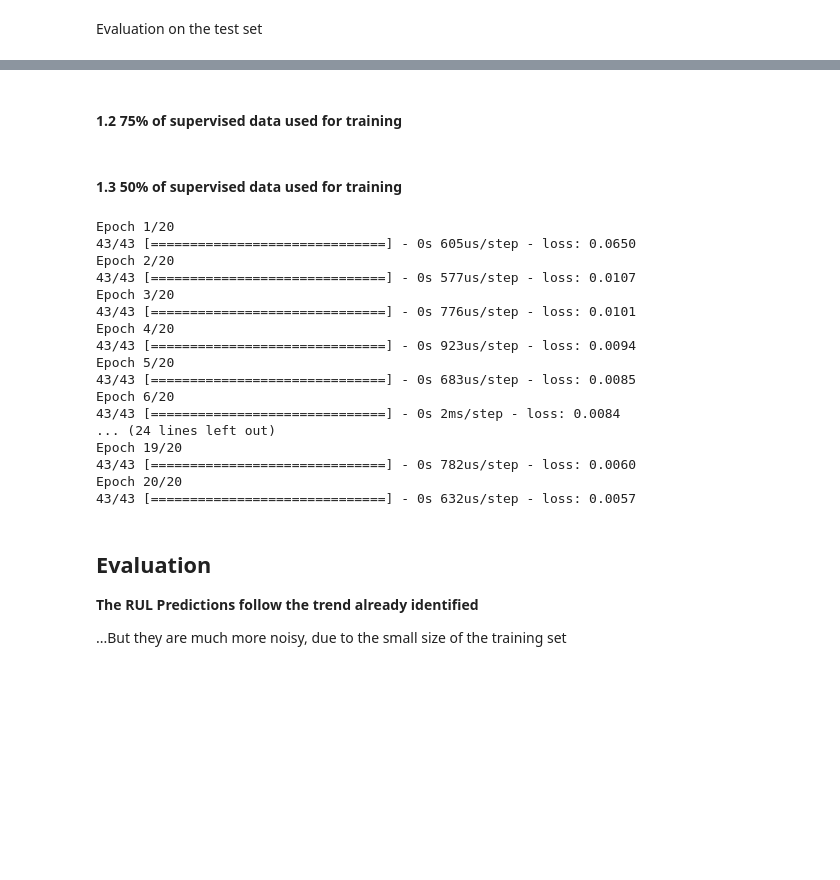
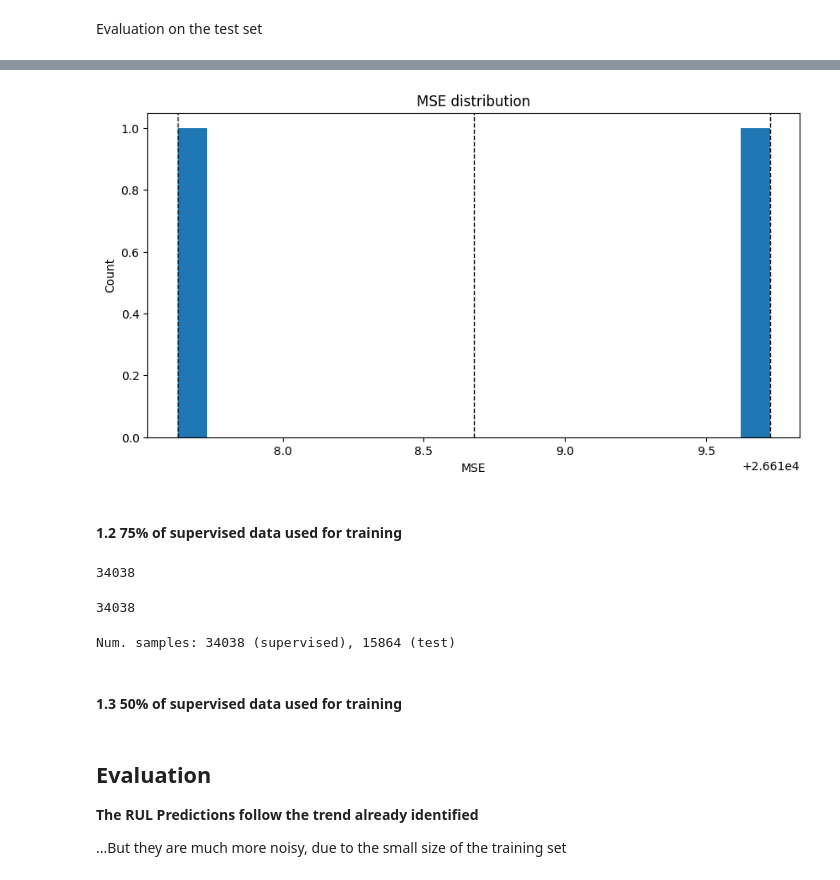
Before and after one commit to giorgiapavani/AI-in-Industry, a Jupyter notebook: notebooks/1. Domain Knowledge Injection via SBR.ipynb, the cells around one changed output, grey strips where cells are left out. Cells and saved outputs as stored; diff of their text form; code cells hidden in the pictures; blank space fills up the shorter version.

```diff
--- a/notebooks/1. Domain Knowledge Injection via SBR.ipynb
+++ b/notebooks/1. Domain Knowledge Injection via SBR.ipynb
@@ -319,0 +320,10 @@ R2 score: 0.5838103541826809
+# %%
+#Valuta il modello sui dati di test
+y_pred_seed1 = nn.predict(ts_s[dt_in])
+y_pred_seed2 = nn2.predict(ts_s[dt_in]) # Calcola le MSE di interesse
+mse_seed1 = mean_squared_error(ts["rul"], y_pred_seed1)
+mse_seed2 = mean_squared_error(ts["rul"], y_pred_seed2) # Calcola la media e la deviazione standard delle MSE
+mse_mean = np.mean([mse_seed1, mse_seed2])
+mse_std = np.std([mse_seed1, mse_seed2])
+print(f'Media della MSE: {mse_mean:.4f}')
+print(f'Deviazione standard della MSE: {mse_std:.4f}')
@@ -320,29 +335,32 @@ R2 score: 0.5838103541826809
+# %%
+#plot a histogram with standard deviations and mean
+plt.figure(figsize=(10, 5))
+plt.hist([mse_seed1, mse_seed2], bins=20)
+plt.axvline(mse_mean, color='k', linestyle='dashed', linewidth=1)
+plt.axvline(mse_mean + mse_std, color='k', linestyle='dashed', linewidth=1)
+plt.axvline(mse_mean - mse_std, color='k', linestyle='dashed', linewidth=1)
+plt.xlabel('MSE')
+plt.ylabel('Count')
+plt.title('MSE distribution')
+plt.show()
+# %% [output]
+[figure, added]
 # %% [markdown]
 #### 1.2 75% of supervised data used for training
+# %%
+train_ratio = 0.75 # Ratio of supervised experiments
+sep_trs = int(train_ratio * len(trs))
+
+trs_2 = trs[:sep_trs]#prende 75% dei dati supervisionati
+# %% [output]
+34038
+34038
+# %%
+print(f'Num. samples: {len(trs_2)} (supervised), {len(ts)} (test)')
+# %% [output]
+Num. samples: 34038 (supervised), 15864 (test)
 # %% [markdown]
 #### 1.3 50% of supervised data used for training
-# %%
-nn = cst.MLPRegressor(input_shape=len(dt_in), hidden=[32, 32])
-nn.compile(optimizer='Adam', loss='mse')
-history = nn.fit(trs_s[dt_in], trs_s['rul'], batch_size=32, epochs=20, verbose=1)
-# %% [output]
-Epoch 1/20
-43/43 [==============================] - 0s 605us/step - loss: 0.0650
-Epoch 2/20
-43/43 [==============================] - 0s 577us/step - loss: 0.0107
-Epoch 3/20
-43/43 [==============================] - 0s 776us/step - loss: 0.0101
-Epoch 4/20
-43/43 [==============================] - 0s 923us/step - loss: 0.0094
-Epoch 5/20
-43/43 [==============================] - 0s 683us/step - loss: 0.0085
-Epoch 6/20
-43/43 [==============================] - 0s 2ms/step - loss: 0.0084
-... (24 lines left out)
-Epoch 19/20
-43/43 [==============================] - 0s 782us/step - loss: 0.0060
-Epoch 20/20
-43/43 [==============================] - 0s 632us/step - loss: 0.0057
 # %% [markdown]
 ## Evaluation
 
```
Also changed, not shown: parts of 7 cells of this notebook.
